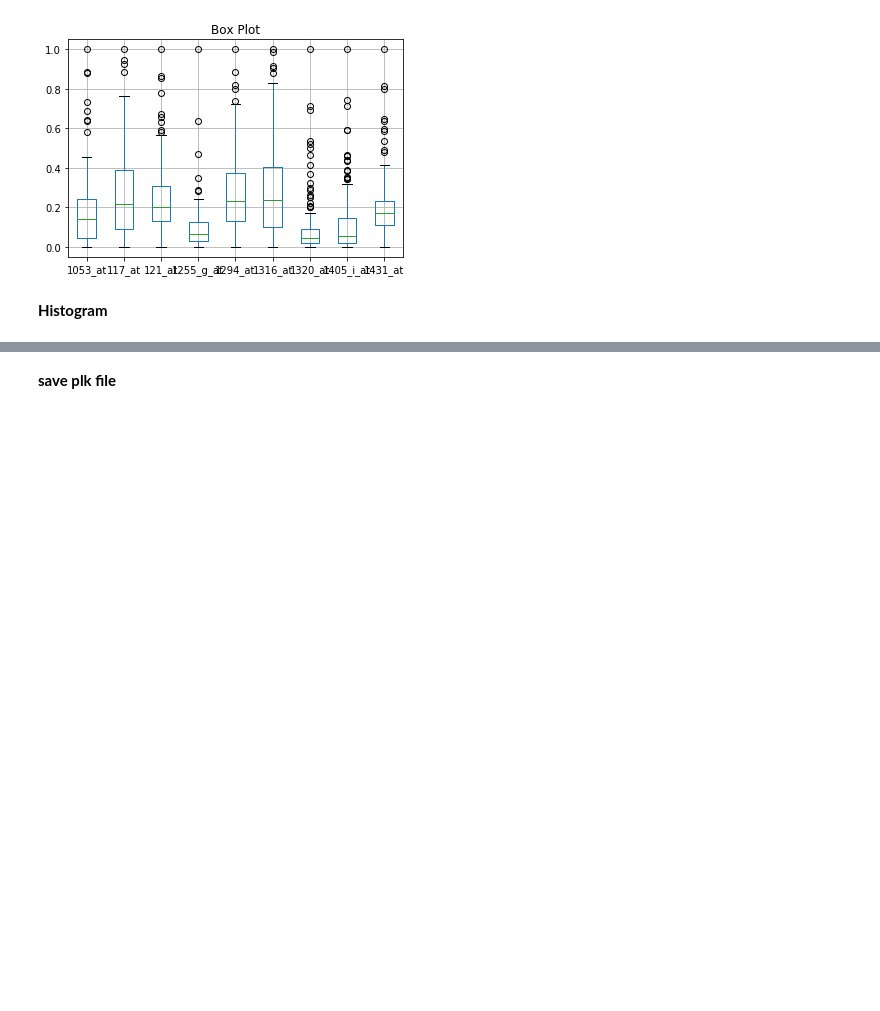
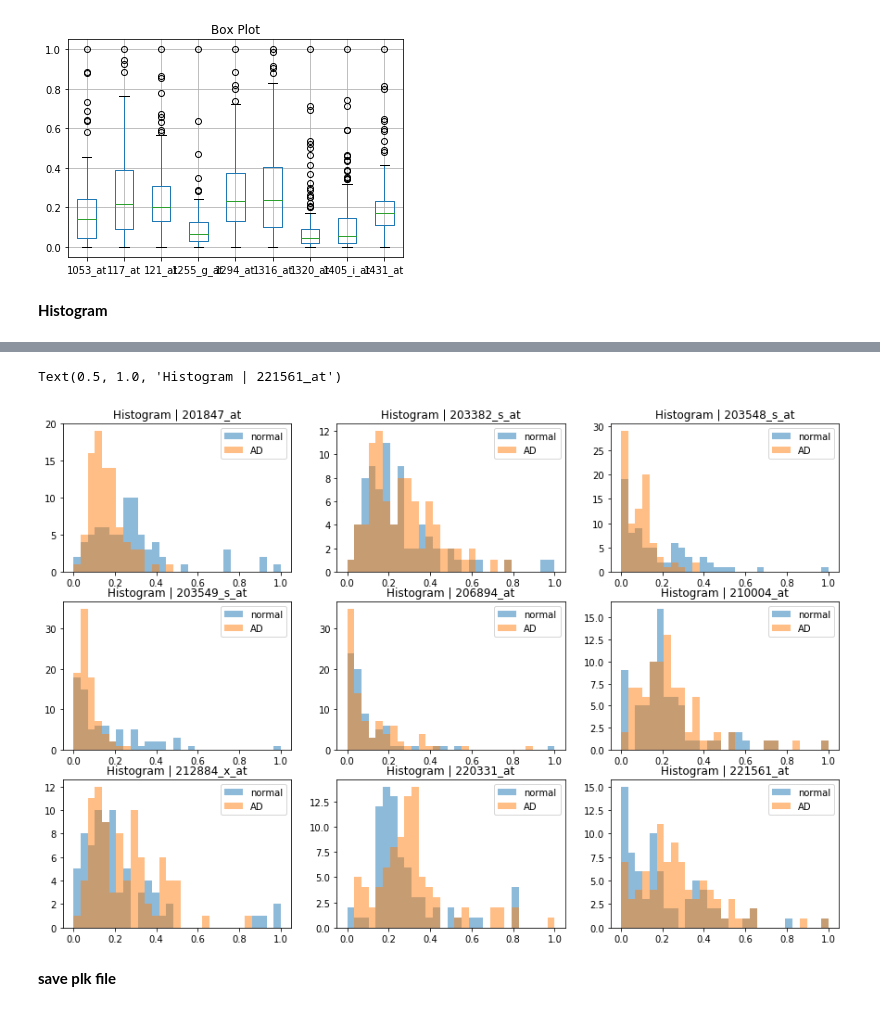
Before and after one commit to shehanshaman/fyp_short_sem, a Jupyter notebook: dataNormalizeAndVisualizing.ipynb, the cells around one changed output, grey strips where cells are left out. Saved outputs shown, nothing was run; the diff lists cells and outputs as text; code cells hidden in the pictures; blank space fills up the shorter version.

Commit message:
subplot histogram

```diff
--- a/dataNormalizeAndVisualizing.ipynb
+++ b/dataNormalizeAndVisualizing.ipynb
@@ -115,3 +97,72 @@ plt.show()
+# %%
+import numpy
+
+NonDisease = df_Normalized.loc[df_Normalized['class'] == 0]
+Disease = df_Normalized.loc[df_Normalized['class'] == 1]
+
+#x = NonDisease['212884_x_at']
+#y = Disease['212884_x_at']
+
+bins = numpy.linspace(0, 1, 30)
+
+plt.figure(figsize=(15,10))
+
+plt.subplot(331)
+plt.hist(NonDisease['201847_at'], bins, alpha=0.5, label='normal')
+plt.hist(Disease['201847_at'], bins, alpha=0.5, label='AD')
+plt.legend(loc='upper right')
+plt.title('Histogram | 201847_at')
+
+plt.subplot(332)
+plt.hist(NonDisease['203382_s_at'], bins, alpha=0.5, label='normal')
+plt.hist(Disease['203382_s_at'], bins, alpha=0.5, label='AD')
+plt.legend(loc='upper right')
+plt.title('Histogram | 203382_s_at')
+
+plt.subplot(333)
+plt.hist(NonDisease['203548_s_at'], bins, alpha=0.5, label='normal')
+plt.hist(Disease['203548_s_at'], bins, alpha=0.5, label='AD')
+plt.legend(loc='upper right')
+plt.title('Histogram | 203548_s_at')
+
+plt.subplot(334)
+plt.hist(NonDisease['203549_s_at'], bins, alpha=0.5, label='normal')
+plt.hist(Disease['203549_s_at'], bins, alpha=0.5, label='AD')
+plt.legend(loc='upper right')
+plt.title('Histogram | 203549_s_at')
+
+plt.subplot(335)
+plt.hist(NonDisease['206894_at'], bins, alpha=0.5, label='normal')
+plt.hist(Disease['206894_at'], bins, alpha=0.5, label='AD')
+plt.legend(loc='upper right')
+plt.title('Histogram | 206894_at')
+
+plt.subplot(336)
+plt.hist(NonDisease['210004_at'], bins, alpha=0.5, label='normal')
+plt.hist(Disease['210004_at'], bins, alpha=0.5, label='AD')
+plt.legend(loc='upper right')
+plt.title('Histogram | 210004_at')
+
+plt.subplot(337)
+plt.hist(NonDisease['212884_x_at'], bins, alpha=0.5, label='normal')
+plt.hist(Disease['212884_x_at'], bins, alpha=0.5, label='AD')
+plt.legend(loc='upper right')
+plt.title('Histogram | 212884_x_at')
+
+plt.subplot(338)
+plt.hist(NonDisease['220331_at'], bins, alpha=0.5, label='normal')
+plt.hist(Disease['220331_at'], bins, alpha=0.5, label='AD')
+plt.legend(loc='upper right')
+plt.title('Histogram | 220331_at')
+
+plt.subplot(339)
+plt.hist(NonDisease['221561_at'], bins, alpha=0.5, label='normal')
+plt.hist(Disease['221561_at'], bins, alpha=0.5, label='AD')
+plt.legend(loc='upper right')
+plt.title('Histogram | 221561_at')
+# %% [output]
+Text(0.5, 1.0, 'Histogram | 221561_at')
+[figure, added]
 # %% [markdown]
 **save plk file**
 # %%
```
Also changed, not shown: parts of 1 cell of this notebook.
